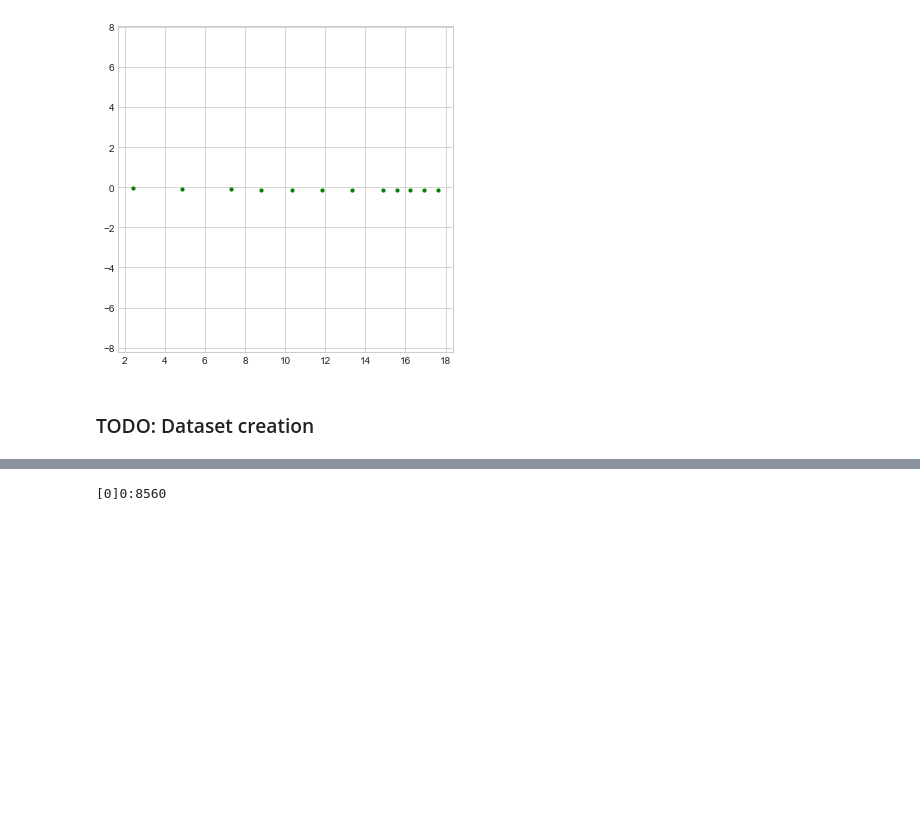
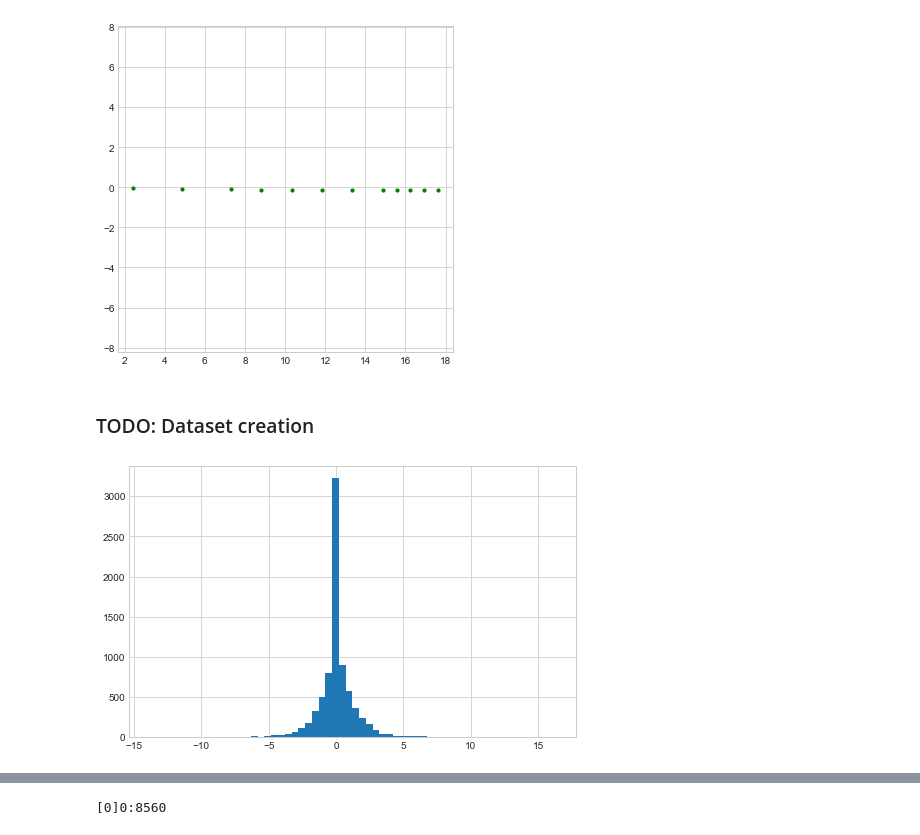
Before and after one commit to TechToker/Raster-traffic-motion-prediction, a Jupyter notebook: dataset_generator.ipynb, the cells around one changed output, grey strips where cells are left out. Drawn from its saved outputs; the diff is of its cells as text; code cells hidden in the pictures; blank space fills up the shorter version.

```diff
--- a/dataset_generator.ipynb
+++ b/dataset_generator.ipynb
@@ -198,3 +208,37 @@ def generate_column(samples, column_id, file_name):
 
         batch = samples[from_sample : to_sample]
         generate_column_batch(batch, column_id, file_name + f'_p{i}')
+# %%
+### Test range
+before = []
+after = []
+
+for sample in validation:
+    instance_token, sample_token = sample.split("_")
+
+    # Meters / second.
+    vel = helper.get_velocity_for_agent(instance_token, sample_token)
+
+    # Meters / second^2.
+    accel = helper.get_acceleration_for_agent(instance_token, sample_token)
+
+    # Radians / second.
+    heading_cr = helper.get_heading_change_rate_for_agent(instance_token, sample_token)
+
+    before.append(accel)
+
+    vel = value_normalization(vel, 0, max_velocity)
+    accel = value_normalization(accel, min_accel, max_accel)
+    heading_cr = value_normalization(heading_cr, min_heading_cr, max_heading_cr)
+
+    after.append(accel)
+# %%
+before = [x for x in before if abs(x) > 8]
+# %%
+import matplotlib.pyplot as plt
+
+plt.figure(figsize=(8,5))
+plt.hist(before, 60, align='mid')
+plt.show()
+# %% [output]
+[figure, added]
```
Also changed, not shown: parts of 6 cells of this notebook, 6 other files.
